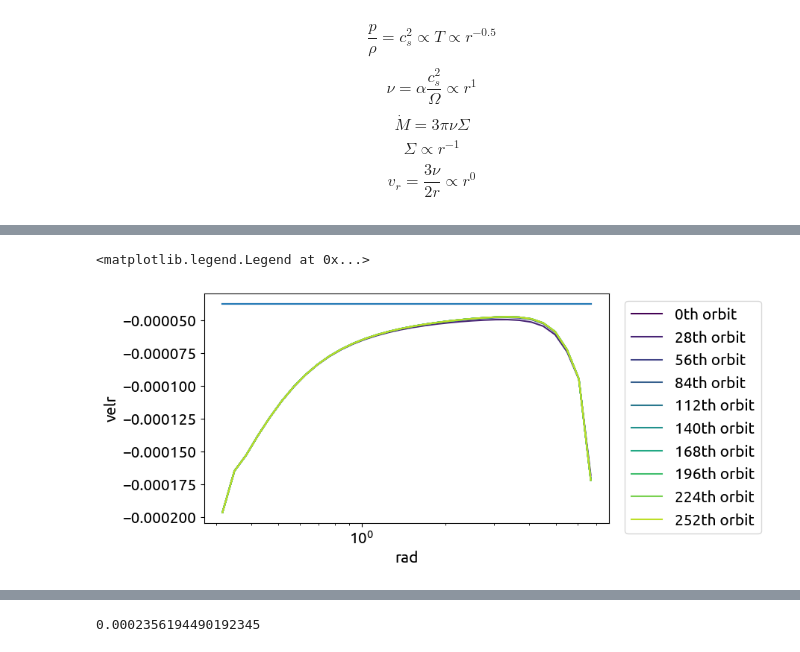
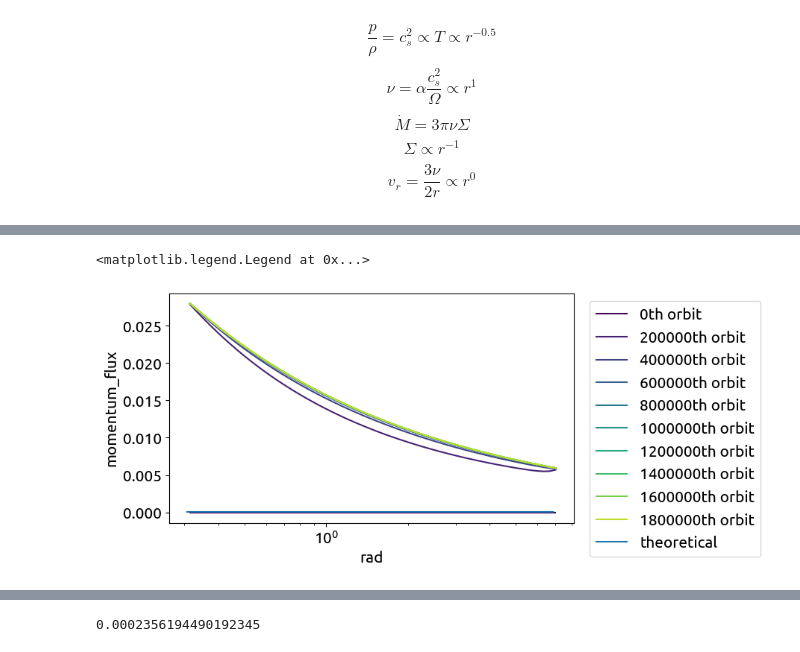
Before and after one commit to moore-wood/athena, a Jupyter notebook: vis/python/disk_planet_global.ipynb, the cells around one changed output, grey strips where cells are left out. Saved outputs shown, nothing was run; the diff lists cells and outputs as text; code cells hidden in the pictures.

```diff
--- a/vis/python/disk_planet_global.ipynb
+++ b/vis/python/disk_planet_global.ipynb
@@ -220,6 +220,6 @@ for nstep in [10]:
 # %%
 print(data_prim.keys())
-plot_time = 280
+plot_time = 2000
 # %% [output]
 dict_keys(['Coordinates', 'DatasetNames', 'MaxLevel', 'MeshBlockSize', 'NumCycles', 'NumMeshBlocks', 'NumVariables', 'RootGridSize', 'RootGridX1', 'RootGridX2', 'RootGridX3', 'Time', 'VariableNames',  ...
 # %%
@@ -293,8 +309,8 @@ $$v_r = \frac{3 \nu}{2 r} \propto r^{0}$$
 # %%
 fig, ax = plt.subplots(figsize=(7, 4))
 
-for nstep in range(0,plot_time-1,int(plot_time/10)):
-    ax.plot(rad, rho_ary_time[nstep,:], c=plt.cm.viridis(nstep/plot_time),label=f'{nstep}th orbit')
+for nstep in range(int(0.2*plot_time),plot_time-1,int(plot_time/10)):
+    ax.plot(rad, rho_ary_time[nstep,:], c=plt.cm.viridis(nstep/plot_time),label=f'{nstep*100}th orbit')
 ax.plot(rad,(1.0*(rad/1.0)**(-1)),label = 'theoretical')
 ax.set_xscale('log')
 ax.set_yscale('log')
@@ -324,0 +342,15 @@ ax.legend(loc='upper left', bbox_to_anchor=(1.02, 1))
+# %%
+fig, ax = plt.subplots(figsize=(7, 4))
+
+ax.plot(rad,0.5*0.0025*rad**0.5*1.5,label = 'theoretical')
+for nstep in range(int(plot_time*0.2),plot_time,int(plot_time/10)):
+    ln_r = log(rad)
+    ln_p = log(press_ary_time[nstep,:])
+
+    dlnp_dlnr = gradient(ln_p, ln_r)
+    ax.plot(rad,-0.5*0.0025*rad**0.5*dlnp_dlnr, c=plt.cm.viridis(nstep/plot_time),label=f'{nstep*100}th orbit')
+ax.set_xscale('log')
+ax.set_yscale('log')
+ax.set_xlabel('rad')
+ax.set_ylabel('ita')
+ax.legend(loc='upper left', bbox_to_anchor=(1.02, 1))
@@ -324,0 +360,13 @@ ax.legend(loc='upper left', bbox_to_anchor=(1.02, 1))
+# %%
+## plot the time evolution of rho, with color of the denoting time:
+fig, ax = plt.subplots(figsize=(7, 4))
+
+
+for nstep in range(int(plot_time*0.3),plot_time,int(plot_time/10)):
+    ax.plot(rad_bound[1:], flux_out_ary_time[nstep,:]*2*pi*rad_bound[1:], c=plt.cm.viridis(nstep/plot_time),label=f'{nstep*1000}th orbit')
+    #ax.plot(rad,2*pi*rad*rho_ary_time[nstep,:]*velr_ary_time[nstep,:], c=plt.cm.Grays(nstep/plot_time),label=f'{nstep}th orbit')
+ax.set_xscale('log')
+ax.set_xlabel('rad')
+ax.plot(rad,-3*pi*nu_alpha*0.0025*(rad/1.0)**(1)*1.0*(rad/1.0)**(-1.0),label='theoretical')
+ax.set_ylabel('mass_flux')
+ax.legend(loc='upper left', bbox_to_anchor=(1.02, 1))
@@ -325,17 +376,16 @@ ax.legend(loc='upper left', bbox_to_anchor=(1.02, 1))
 # %%
-nu_alpha = 1.e-2
-
-
 ## plot the time evolution of rho, with color of the denoting time:
 fig, ax = plt.subplots(figsize=(7, 4))
 
+
 for nstep in range(0,plot_time,int(plot_time/10)):
-    ax.plot(rad, velr_ary_time[nstep,:], c=plt.cm.viridis(nstep/plot_time),label=f'{nstep}th orbit')
-ax.plot(rad,-1.5*nu_alpha*0.0025*rad**(0))
+    ax.plot(rad_bound[1:], mom_r_flux_out_ary_time[nstep,:]*2*pi*rad_bound[1:], c=plt.cm.viridis(nstep/plot_time),label=f'{nstep*1000}th orbit')
+    #ax.plot(rad,2*pi*rad*rho_ary_time[nstep,:]*velr_ary_time[nstep,:], c=plt.cm.Grays(nstep/plot_time),label=f'{nstep}th orbit')
 ax.set_xscale('log')
 ax.set_xlabel('rad')
-ax.set_ylabel('velr')
+ax.plot(rad,2*pi*(1.5*0.0025)**2*rad**0,label='theoretical')
+ax.set_ylabel('momentum_flux')
 ax.legend(loc='upper left', bbox_to_anchor=(1.02, 1))
 # %% [output]
 <matplotlib.legend.Legend at 0x...>
-[figure, old version]
+[figure, new version]
```
Also changed, not shown: parts of 9 cells of this notebook, 3 other files.
